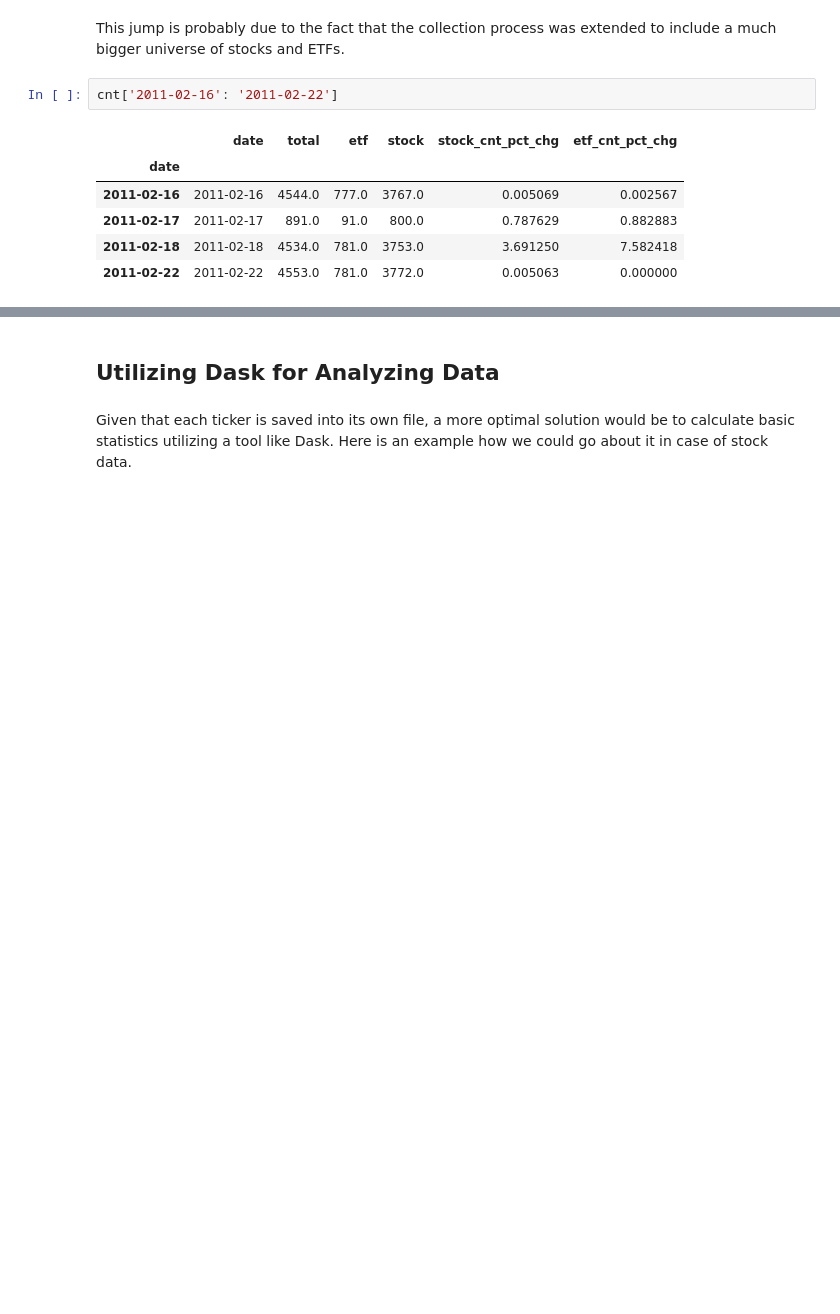
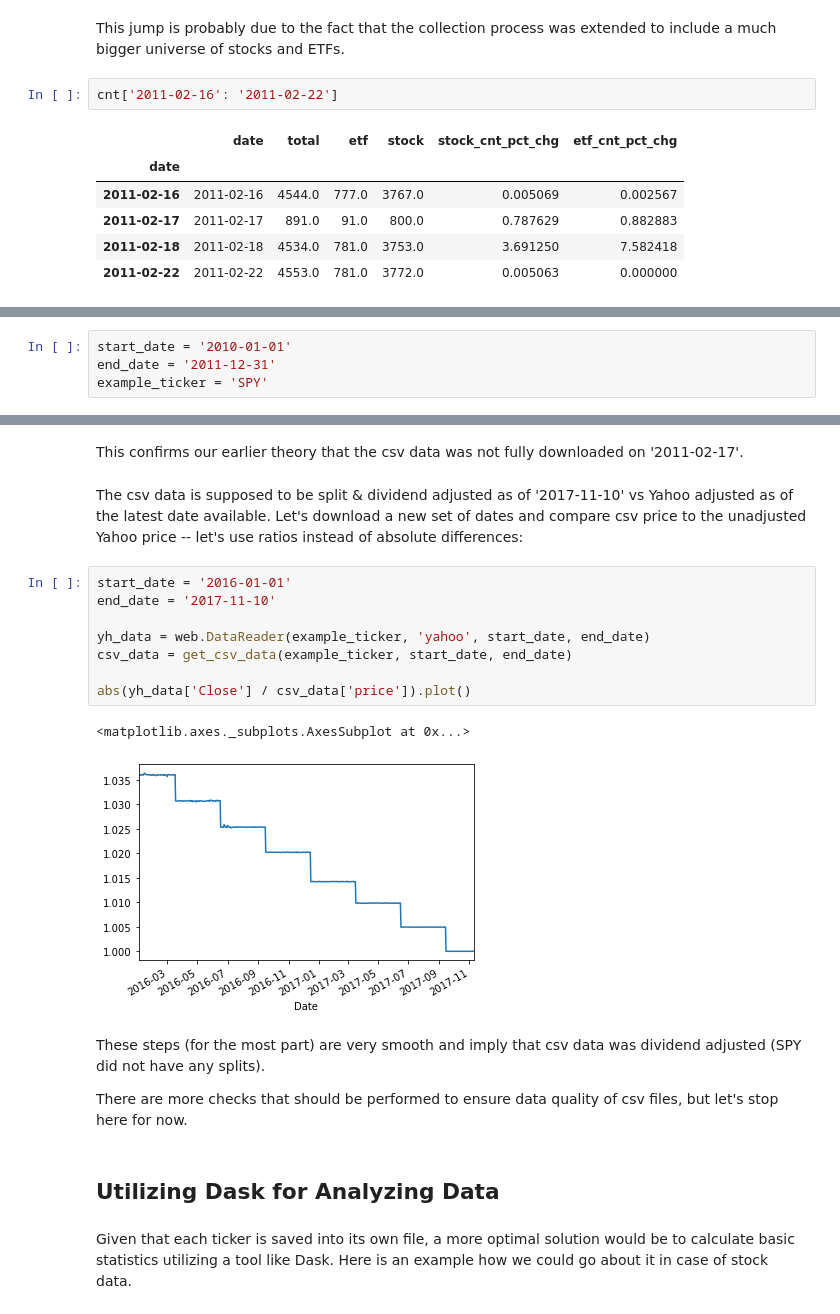
Before and after one commit to aramian-wasielak/trading-strategies, a Jupyter notebook: notebooks/Quick-EDA.ipynb, the cells around one changed output, grey strips where cells are left out. Saved outputs shown, nothing was run; the diff lists cells and outputs as text; blank space fills up the shorter version.

```diff
--- a/notebooks/Quick-EDA.ipynb
+++ b/notebooks/Quick-EDA.ipynb
@@ -208,0 +227,4 @@ There does not seem to be a significant trading event taking place on this date
+# %%
+start_date = '2010-01-01'
+end_date = '2011-12-31'
+example_ticker = 'SPY'
@@ -209,3 +267,22 @@ There does not seem to be a significant trading event taking place on this date
+# %% [markdown]
+This confirms our earlier theory that the csv data was not fully downloaded on '2011-02-17'.
+# %% [markdown]
+The csv data is supposed to be split & dividend adjusted as of '2017-11-10' vs Yahoo adjusted as of the latest date available. Let's download a new set of dates and compare csv price to the unadjusted Yahoo price -- let's use ratios instead of absolute differences:
+# %%
+start_date = '2016-01-01'
+end_date = '2017-11-10'
+
+yh_data = web.DataReader(example_ticker, 'yahoo', start_date, end_date)
+csv_data = get_csv_data(example_ticker, start_date, end_date)
+
+abs(yh_data['Close'] / csv_data['price']).plot()
+# %% [output]
+<matplotlib.axes._subplots.AxesSubplot at 0x...>
+[figure, added]
+# %% [markdown]
+These steps (for the most part) are very smooth and imply that csv data was dividend adjusted (SPY did not have any splits).
+
+There are more checks that should be performed to ensure data quality of csv files, but let's stop here for now.
 # %% [markdown]
 ## Utilizing Dask for Analyzing Data
 # %% [markdown]
```
Also changed, not shown: parts of 17 cells of this notebook, 1 other file.
